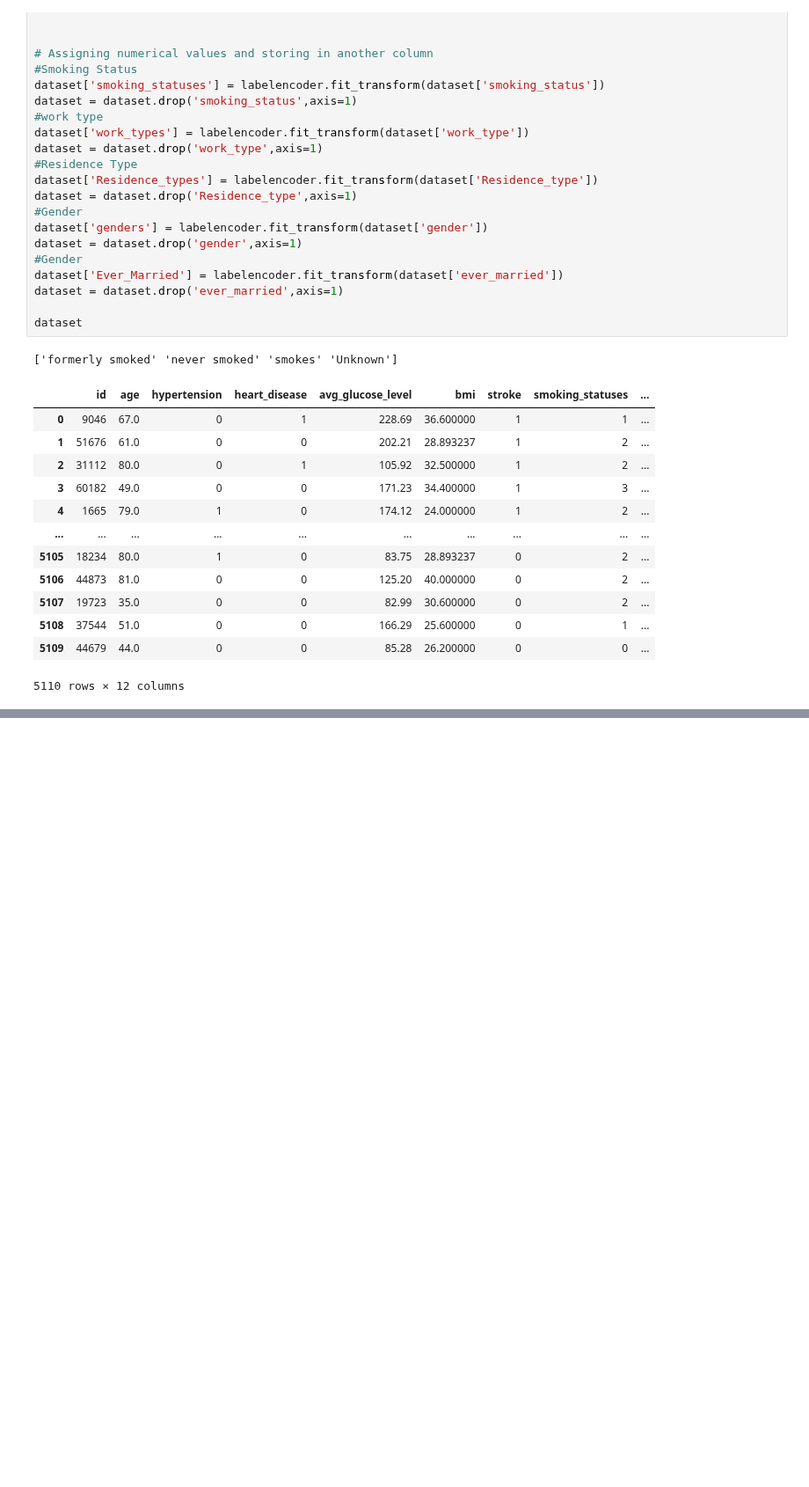
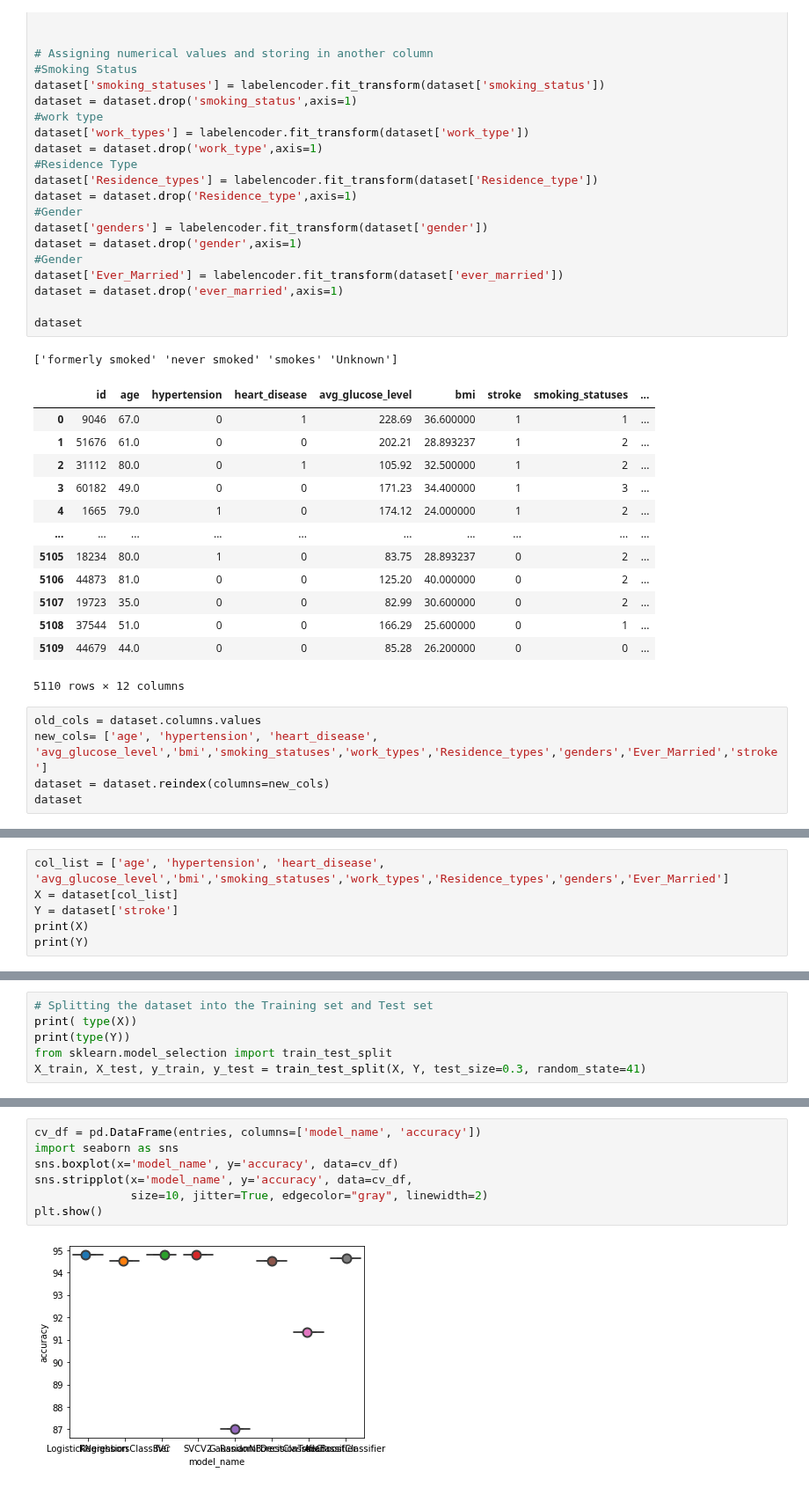
Before and after one commit to xanasa14/MLImplementations, a Jupyter notebook: StrokePredicition.ipynb, the cells around one changed output, grey strips where cells are left out. Shown at 88% size. Saved outputs shown, nothing was run; the diff lists cells and outputs as text; blank space fills up the shorter version.

```diff
--- a/StrokePredicition.ipynb
+++ b/StrokePredicition.ipynb
@@ -93,3 +74,8 @@ dataset
 | 5108 | 37544 | 51.0 | 0 | 0 | 166.29 | 25.600000 | 0 | 1 | ... |
 | 5109 | 44679 | 44.0 | 0 | 0 | 85.28 | 26.200000 | 0 | 0 | ... |
 5110 rows × 12 columns
+# %%
+old_cols = dataset.columns.values
+new_cols= ['age', 'hypertension', 'heart_disease', 'avg_glucose_level','bmi','smoking_statuses','work_types','Residence_types','genders','Ever_Married','stroke']
+dataset = dataset.reindex(columns=new_cols)
+dataset
@@ -95,0 +96,6 @@ dataset
+# %%
+col_list = ['age', 'hypertension', 'heart_disease', 'avg_glucose_level','bmi','smoking_statuses','work_types','Residence_types','genders','Ever_Married']
+X = dataset[col_list]
+Y = dataset['stroke']
+print(X)
+print(Y)
@@ -95,0 +137,6 @@ dataset
+# %%
+# Splitting the dataset into the Training set and Test set
+print( type(X))
+print(type(Y))
+from sklearn.model_selection import train_test_split
+X_train, X_test, y_train, y_test = train_test_split(X, Y, test_size=0.3, random_state=41)
@@ -95,0 +209,9 @@ dataset
+# %%
+cv_df = pd.DataFrame(entries, columns=['model_name', 'accuracy'])
+import seaborn as sns
+sns.boxplot(x='model_name', y='accuracy', data=cv_df)
+sns.stripplot(x='model_name', y='accuracy', data=cv_df,
+              size=10, jitter=True, edgecolor="gray", linewidth=2)
+plt.show()
+# %% [output]
+[figure, added]
```
Also changed, not shown: parts of 8 cells of this notebook.
